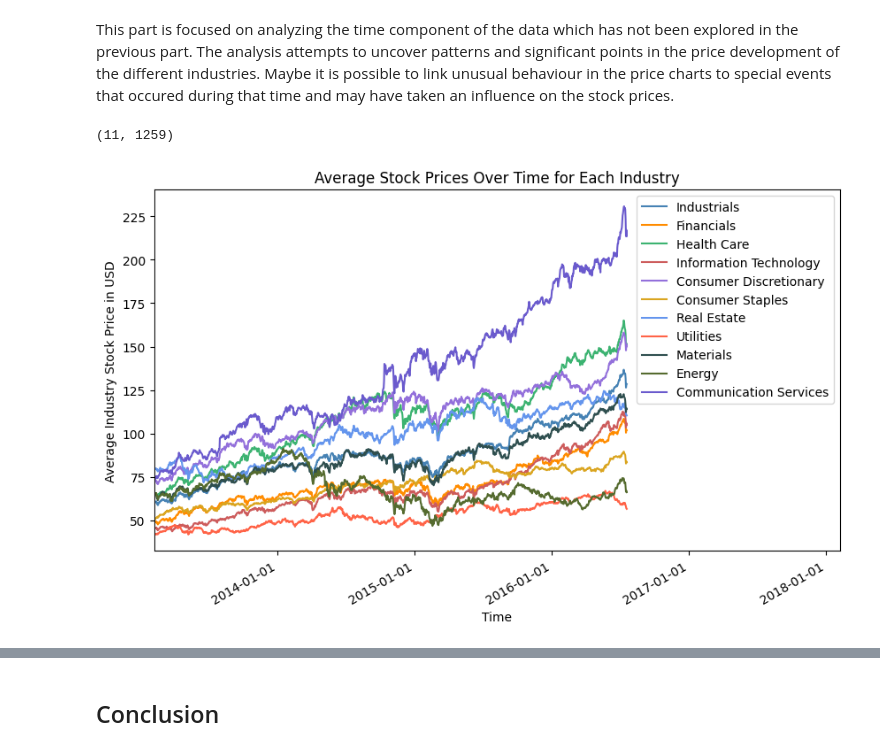
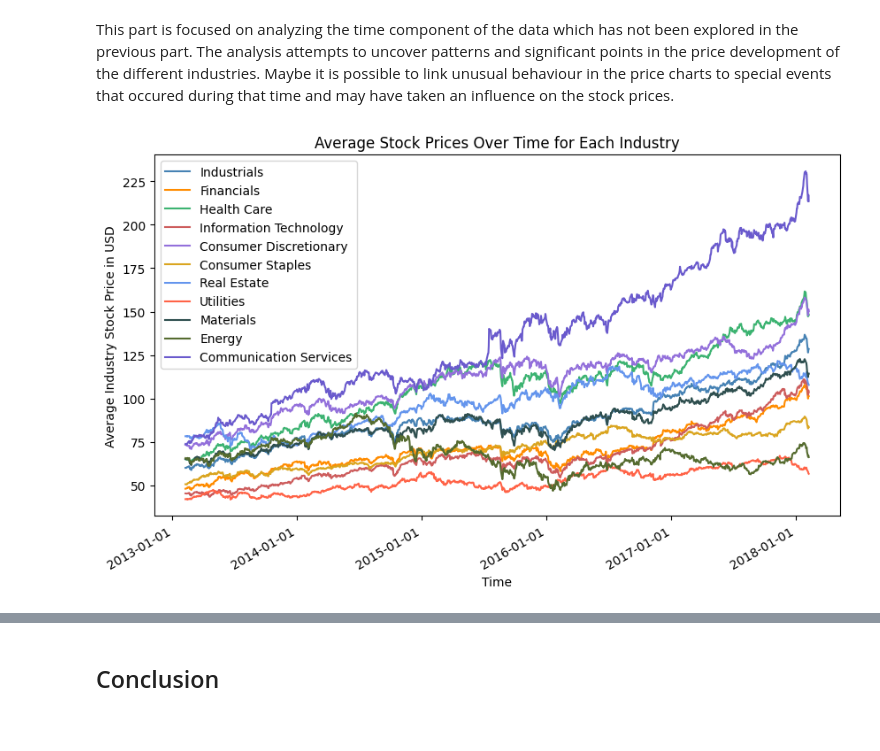
Before and after one commit to radtklau/stock_market, a Jupyter notebook: stock_market.ipynb, the cells around one changed output, grey strips where cells are left out. Saved outputs shown, nothing was run; the diff lists cells and outputs as text; code cells hidden in the pictures.

```diff
--- a/stock_market.ipynb
+++ b/stock_market.ipynb
@@ -104,9 +148,8 @@ First, I am creating some new features for the analysis.
 sp500_companies = pd.read_csv("data/company_list/sp500_companies.csv")
 num_stocks = len(sp500_companies)
 industries = sp500_companies["GICS Sector"].unique()
-industries_occ = sp500_companies["GICS Sector"].value_counts()
 
-dir_path_hist_data = "data/historical_stock_data/individual_stocks_5yr/"
+dir_path_hist_data = "data/historical_stock_data/complete_dates_individual_stocks_5yr/"
 # %%
 def calc_avg_return(closing_prices: pd.Series) -> np.float64:
     """
@@ -142,7 +185,7 @@ all_closing_prices = [
 ]  # all closing prices, can not be np array because different industries have different amount of companies, structure: (industry, company, closing price at day x)
 
 avg_closing_price_industry = np.empty(
-    (11, 1259)
+    (11, 1826)
 )  # sequence of daily closing prices averaged over companies (11 industries, 1259 days of data capture)
 
 industry_index = {
@@ -163,6 +206,7 @@ for file_name in tqdm(
     os.listdir(dir_path_hist_data)
 ):  # loop through all files with historical stock data
     if file_name.endswith(".csv"):
+
         # preparing dataframe extension
         file_path = os.path.join(dir_path_hist_data, file_name)  # create file path
         hist_data = pd.read_csv(file_path)  # read file with historical data
@@ -188,8 +232,8 @@ for file_name in tqdm(
 
 for ind, industry in enumerate(all_closing_prices):  # loop over industries
     industry = [
-        company for company in industry if len(company) == 1259
-    ]  # remove companies that do not have 1259 closing price entries (~1%)
+        company for company in industry if len(company) == 1826
+    ]  # remove companies that have insufficient data (<~1%)
     industry_np = np.array(
         industry
     )  # convert to np array because I want to use vectorization
@@ -427,31 +471,28 @@ To conclude this part, we can look at the scatter plot again with only the compa
 # %% [markdown]
 This part is focused on analyzing the time component of the data which has not been explored in the previous part. The analysis attempts to uncover patterns and significant points in the price development of the different industries. Maybe it is possible to link unusual behaviour in the price charts to special events that occured during that time and may have taken an influence on the stock prices.
 # %%
-print(avg_closing_price_industry.shape)
-
-time = np.arange(1259)
+time = np.arange(1826)
 start_date = datetime.strptime('2013-02-08', '%Y-%m-%d')
-dates = [start_date + timedelta(days=i) for i in range(1259)]
+dates = [start_date + timedelta(days=i) for i in range(1826)]
 
 # Plot stock prices for each company
 plt.figure(figsize=(10, 6))
 
 for ind, industry in enumerate(industry_colors.keys()):
     plt.plot(dates, avg_closing_price_industry[ind], label=industry, color=industry_colors[industry])
 
 # Format x-axis as dates
 plt.gca().xaxis.set_major_locator(mdates.YearLocator())
 plt.gca().xaxis.set_major_formatter(mdates.DateFormatter('%Y-%m-%d'))
 plt.gcf().autofmt_xdate()  # Auto-format date labels for better readability
 
 # Set the x-axis limits to go until 2018
 #plt.xlim(datetime(2013, 2, 8), datetime(2018, 2, 7))
 
 plt.title('Average Stock Prices Over Time for Each Industry')
 plt.xlabel('Time')
 plt.ylabel('Average Industry Stock Price in USD')
 plt.legend()
 plt.show()
 # %% [output]
-(11, 1259)
-[figure, old version]
+[figure, new version]
```
Also changed, not shown: parts of 6 cells of this notebook.
